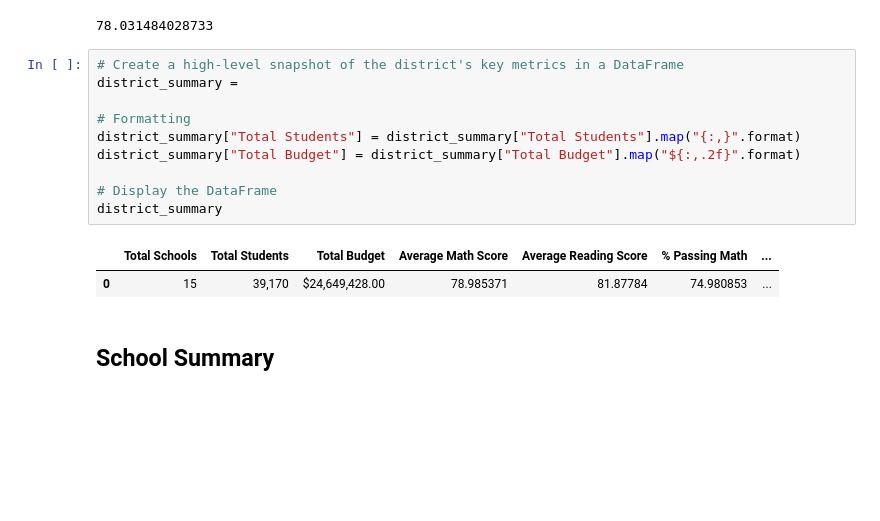
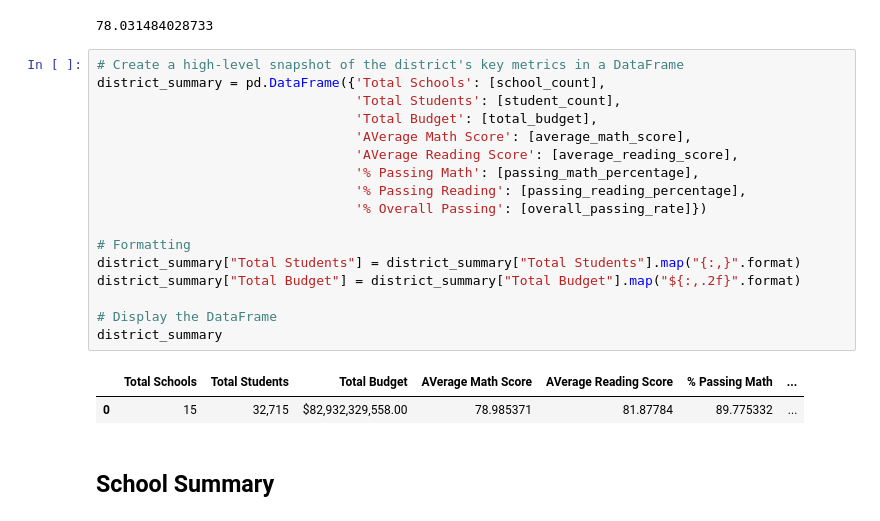
Before and after one commit to GabrielaDelgado/Pandas-Challenge, a Jupyter notebook: PyCitySchools/PyCitySchools_starter.ipynb, the cells around one changed output. Drawn from its saved outputs; the diff is of its cells as text; blank space fills up the shorter version.

```diff
--- a/PyCitySchools/PyCitySchools_starter.ipynb
+++ b/PyCitySchools/PyCitySchools_starter.ipynb
@@ -84,17 +84,24 @@ overall_passing_rate
 78.031484028733
 # %%
 # Create a high-level snapshot of the district's key metrics in a DataFrame
-district_summary =
+district_summary = pd.DataFrame({'Total Schools': [school_count],
+                                 'Total Students': [student_count],
+                                 'Total Budget': [total_budget],
+                                 'AVerage Math Score': [average_math_score],
+                                 'AVerage Reading Score': [average_reading_score],
+                                 '% Passing Math': [passing_math_percentage],
+                                 '% Passing Reading': [passing_reading_percentage],
+                                 '% Overall Passing': [overall_passing_rate]})
 
 # Formatting
 district_summary["Total Students"] = district_summary["Total Students"].map("{:,}".format)
 district_summary["Total Budget"] = district_summary["Total Budget"].map("${:,.2f}".format)
 
 # Display the DataFrame
 district_summary
 # %% [output]
-|  | Total Schools | Total Students | Total Budget | Average Math Score | Average Reading Score | % Passing Math | ... |
-| 0 | 15 | 39,170 | $24,649,428.00 | 78.985371 | 81.87784 | 74.980853 | ... |
+|  | Total Schools | Total Students | Total Budget | AVerage Math Score | AVerage Reading Score | % Passing Math | ... |
+| 0 | 15 | 32,715 | $82,932,329,558.00 | 78.985371 | 81.87784 | 89.775332 | ... |
 # %% [markdown]
 ## School Summary
 # %%
```
Also changed, not shown: parts of 1 cell of this notebook.
